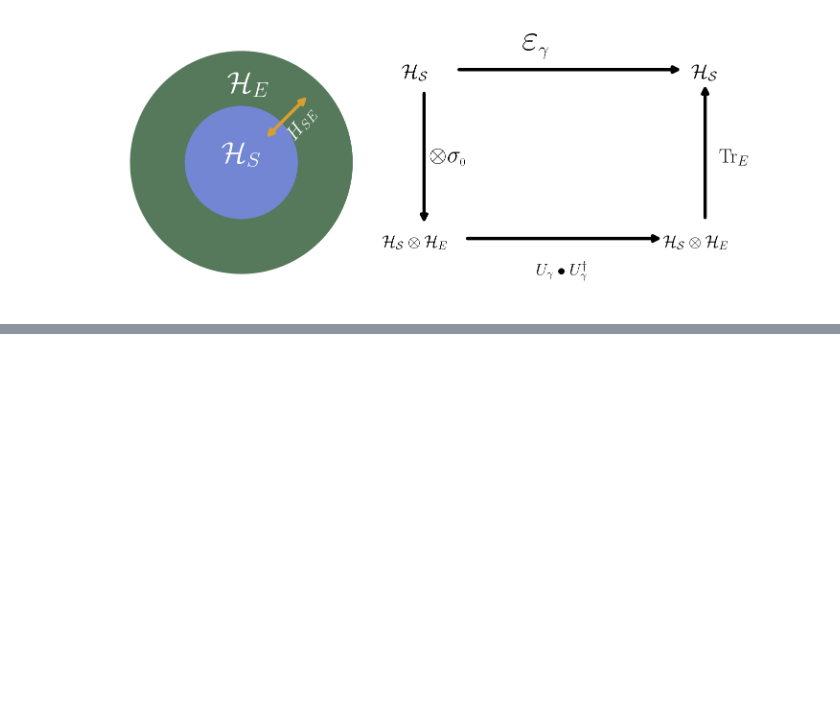
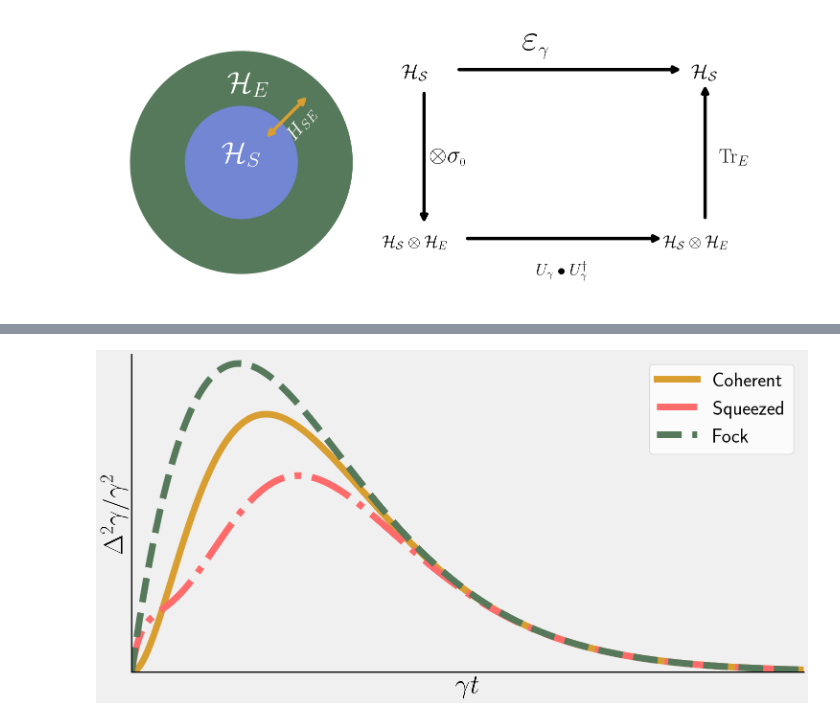
Before and after one commit to Ste1nb0cK/PosterCali, a Jupyter notebook: code/Code_Figures.ipynb, the cells around one changed output, grey strips where cells are left out. Drawn from its saved outputs; the diff is of its cells as text; code cells hidden in the pictures; blank space fills up the shorter version.

```diff
--- a/code/Code_Figures.ipynb
+++ b/code/Code_Figures.ipynb
@@ -284,0 +288,35 @@ plt.savefig("../images/MZ_Diagram.pdf", dpi=300,  bbox_inches='tight')
+# %%
+##############################Loss Plot
+#Functions and Array
+t_array = np.linspace(0.0001, 10, 1000)
+def Coherent(t):
+    return t**2 * np.exp(-t)
+def Squeezed(t):
+    return  t**2 * (-2*np.exp(t) +np.exp(2*t )+2)/((np.exp(t)-1)*(2*np.exp(t)-2 +np.exp(2* t)))
+def Fock(t):
+    return t**2 / (np.exp(t) -1 )
+#Plot
+fig, ax = plt.subplots(figsize=(text_width, text_width/2))
+color_coherent = color_arrow
+ax.plot(t_array, Coherent(t_array), label="Coherent", color = color_coherent, linewidth=10)
+ax.plot(t_array, Squeezed(t_array), label="Squeezed", color= color_light, linewidth=10, linestyle="dashdot")
+ax.plot(t_array, Fock(t_array), label="Fock", color=color_env, linewidth=10, linestyle="--")
+ax.set_xlabel(r"$\gamma t$", fontsize=40)
+ax.set_ylabel(r"$\Delta^2\gamma / \gamma^2 $", fontsize=40)
+ax.set_xlim(0,10)
+ax.set_ylim(0,0.6666666)
+# Set the line width for the x-axis and y-axis
+ax.spines['bottom'].set_linewidth(2)  # Adjust the linewidth as needed
+ax.spines['left'].set_linewidth(2)    # Adjust the linewidth as needed
+ax.spines['top'].set_visible(False)
+ax.spines['right'].set_visible(False)
+ax.set_xticks([])
+ax.set_yticks([])
+fig.set_facecolor('#F1F0F1')
+ax.set_facecolor('#F1F0F1')
+ax.axis()
+ax.legend(fontsize=30)
+plt.tight_layout() #Tight, avoid whitespaces
+plt.savefig("../images/Loss_QFI_Plot.pdf", dpi=300,  bbox_inches='tight')
+# %% [output]
+[figure, added]
```
Also changed, not shown: parts of 1 cell of this notebook, 4 other files.
